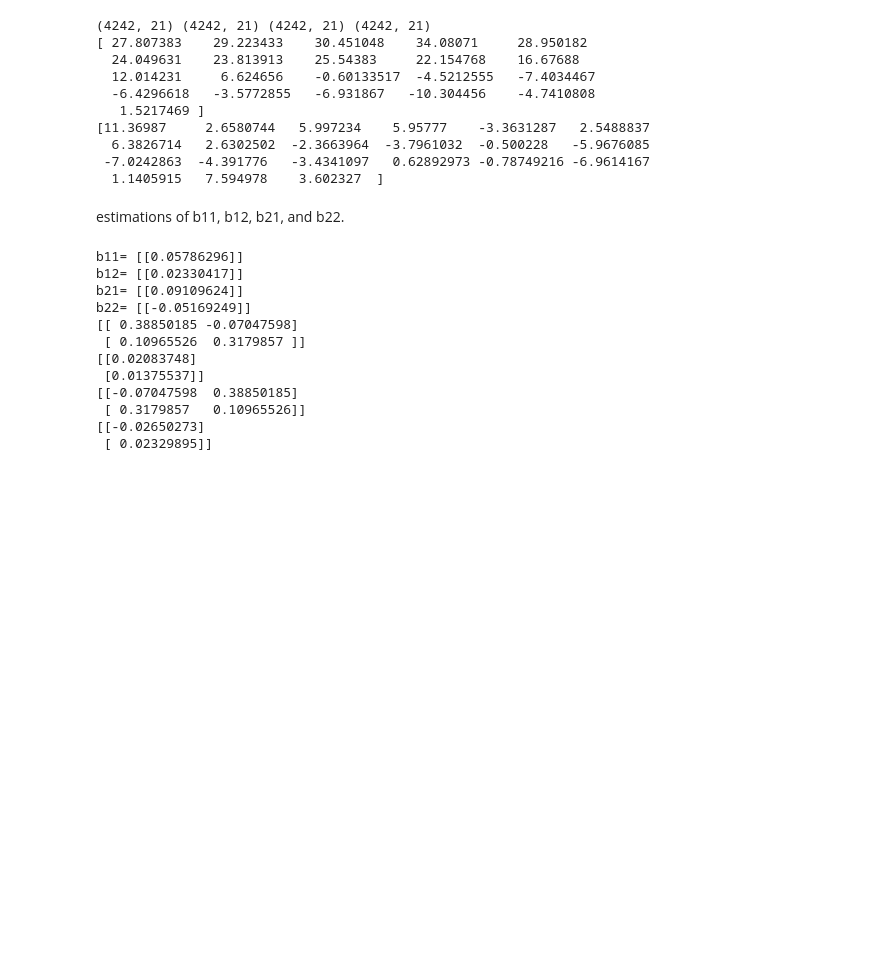
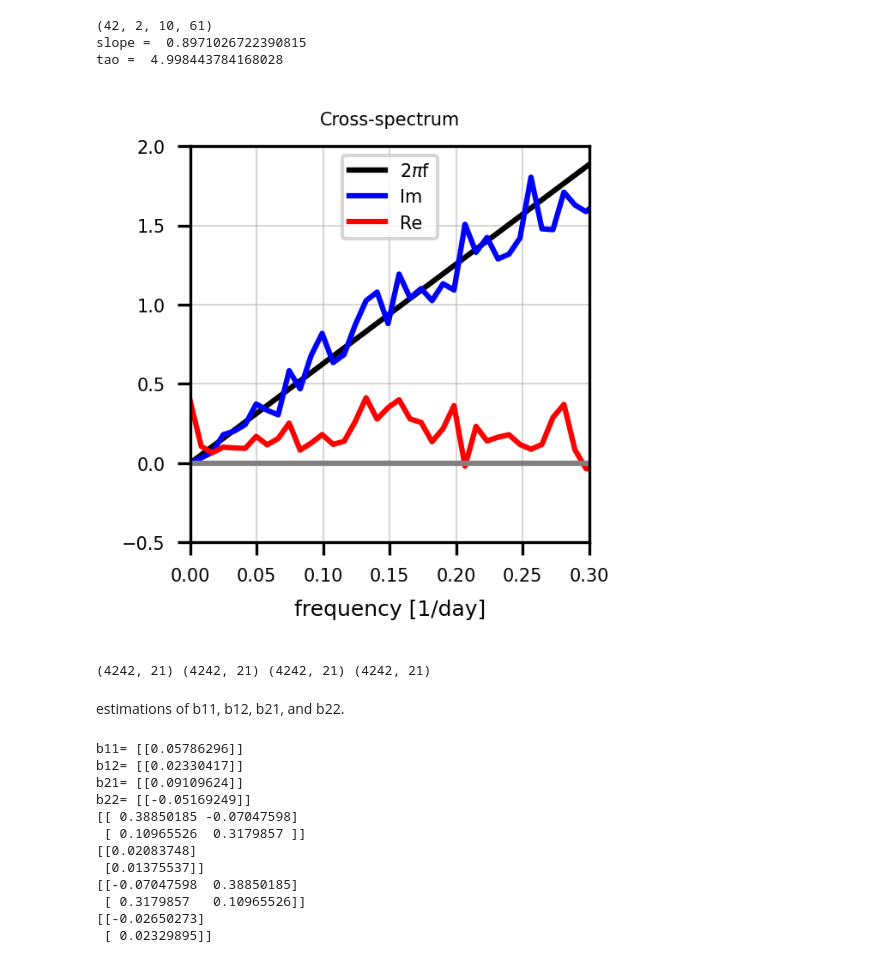
Before and after one commit to HuangJin-De/am_NH, a Jupyter notebook: discussion/20231115.ipynb, the cells around one changed output. Cells and saved outputs as stored; diff of their text form; code cells hidden in the pictures; blank space fills up the shorter version.

```diff
--- a/discussion/20231115.ipynb
+++ b/discussion/20231115.ipynb
@@ -14,7 +14,52 @@ Resolving deltas: 100% (94/94), done.
+# %%
+import numpy as np
+import matplotlib.pyplot as plt
+from sklearn.linear_model import LinearRegression
+
+path='am_NH'
+filen=path+'/train_data/ERA5_crossspectrum_data.dat'
+
+data=np.fromfile(filen,dtype=np.float32)
+data=data.reshape(42,2,10,-1)
+
+n=38
+x=np.arange(0,61)/121
+x=x[0:n]
+
+print(data.shape)
+#print(x[0:38])
+
+re=np.mean(data[:,0,0,:],0)[0:n]
+im=np.mean(data[:,1,0,:],0)[0:n]
+
+fig,ax=plt.subplots(figsize=(2,2),dpi=300)
+ax.plot(x,x*2*np.pi,'k',x,im,'b',x,re,'r',x,x*0.,'gray')
+ax.tick_params(labelsize=5)
+plt.legend(["2${\pi}$f","Im","Re"],fontsize=5,loc=9)
+ax.set_ylim([-0.5,2])
+ax.set_yticks(np.arange(-0.5,2.1,0.5))
+ax.set_xlim([0,0.3])
+ax.set_xticks(np.arange(0,0.31,0.05))
+ax.grid(lw=0.5,alpha=0.5)
+ax.set_xlabel('frequency [1/day]',fontsize=6)
+ax.set_ylabel('',fontsize=6)
+ax.set_title('Cross-spectrum',fontsize=5)
+
+
+model=LinearRegression()
+model.fit(x.reshape(-1,1),im.reshape(-1,1))
+
+slope=model.coef_[0][0]/2./np.pi
+tao=slope/np.mean(re,0)
+
+print("slope = ",slope)
+print("tao = ",tao)
+# %% [output]
+(42, 2, 10, 61)
+slope =  0.8971026722390815
+tao =  4.998443784168028
+[figure, added]
 # %%
-import numpy as np
-import matplotlib.pyplot as plt
-
 path='am_NH'
 filen=path+'/train_data/zm_21days_ori_data.dat'
 
@@ -27,19 +72,10 @@ m1=np.copy(data[:,42:63])
 m2=np.copy(data[:,63:84])
 
 print(z1.shape,z2.shape,m1.shape,m2.shape)
-print(z1[0,:])
-print(m1[0,:])
+#print(z1[0,:])
+#print(m1[0,:])
 # %% [output]
 (4242, 21) (4242, 21) (4242, 21) (4242, 21)
-[ 27.807383    29.223433    30.451048    34.08071     28.950182
-  24.049631    23.813913    25.54383     22.154768    16.67688
-  12.014231     6.624656    -0.60133517  -4.5212555   -7.4034467
-  -6.4296618   -3.5772855   -6.931867   -10.304456    -4.7410808
-   1.5217469 ]
-[11.36987     2.6580744   5.997234    5.95777    -3.3631287   2.5488837
-  6.3826714   2.6302502  -2.3663964  -3.7961032  -0.500228   -5.9676085
- -7.0242863  -4.391776   -3.4341097   0.62892973 -0.78749216 -6.9614167
-  1.1405915   7.594978    3.602327  ]
 # %% [markdown]
 estimations of b11, b12, b21, and b22.
 # %%
```
Also changed, not shown: parts of 2 cells of this notebook.
